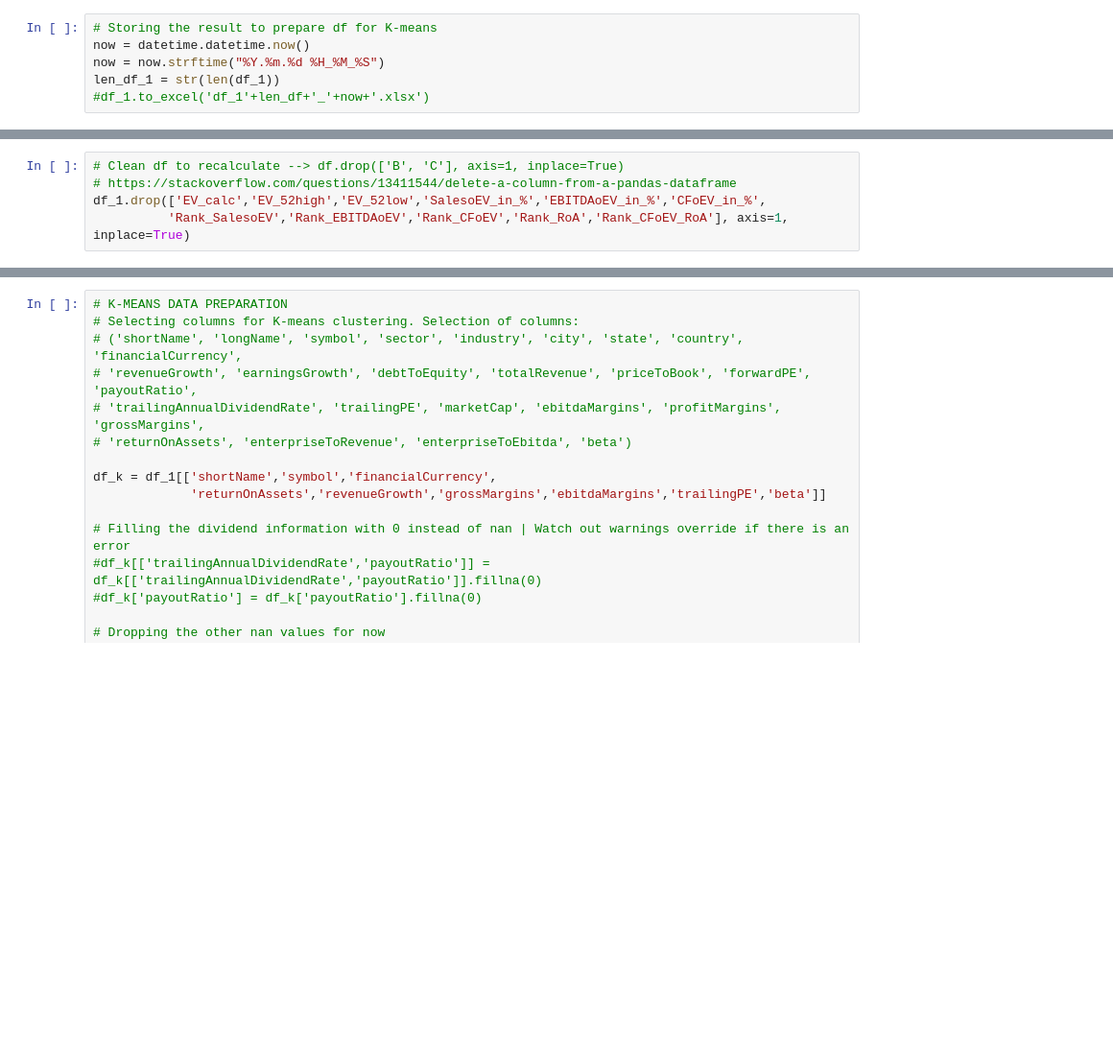
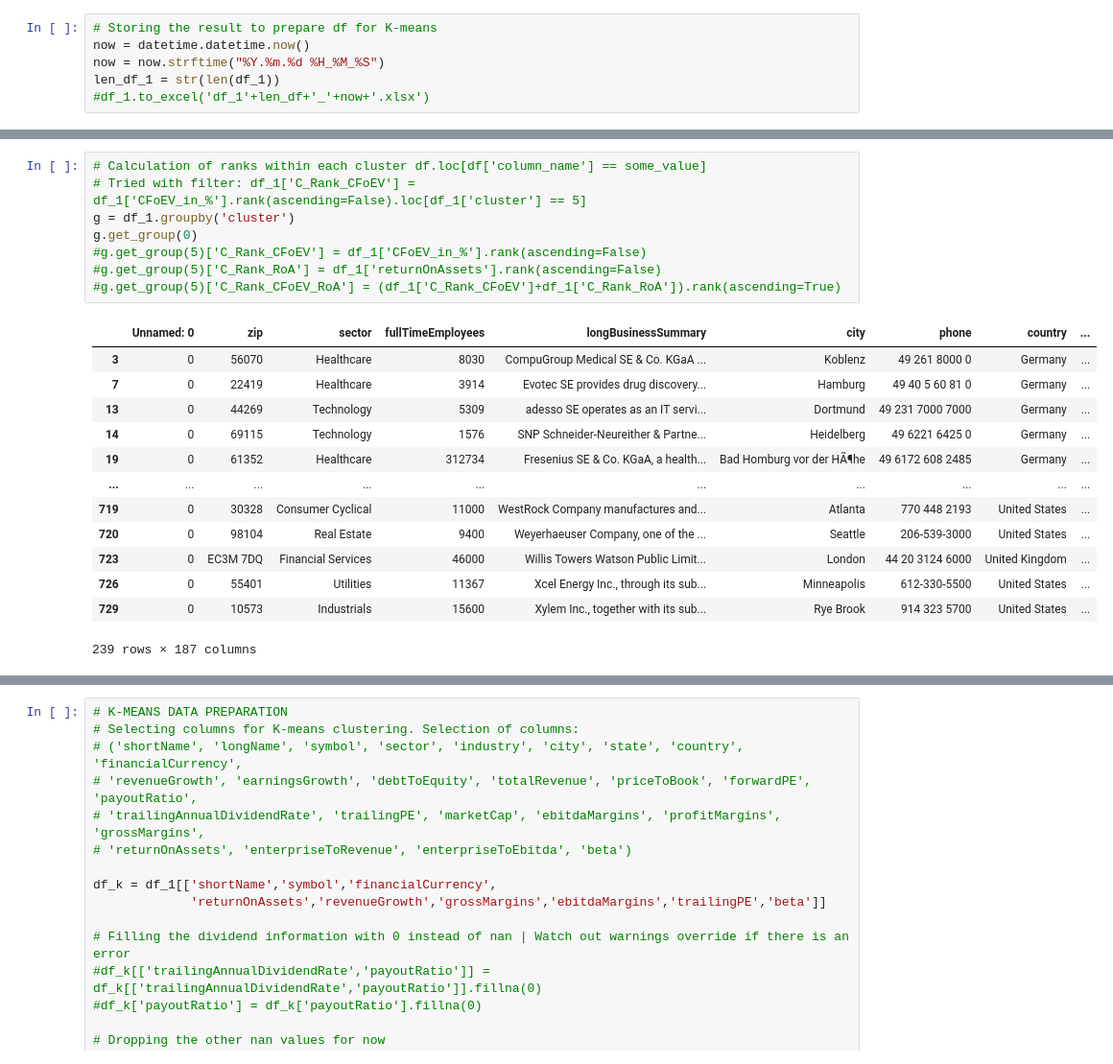
Before and after one commit to DarkSlideRider/IronHack_Final_Project, a Jupyter notebook: yfinance-Copy1.ipynb, the cells around one changed output, grey strips where cells are left out. Shown at 96% size. Cells and saved outputs as stored; diff of their text form; blank space fills up the shorter version.

```diff
--- a/yfinance-Copy1.ipynb
+++ b/yfinance-Copy1.ipynb
@@ -117,5 +80,0 @@ display(df_1[['shortName','symbol','financialCurrency','EV_calc','EV_52high','EV
-# %%
-# Clean df to recalculate --> df.drop(['B', 'C'], axis=1, inplace=True)
-# https://stackoverflow.com/questions/13411544/delete-a-column-from-a-pandas-dataframe
-df_1.drop(['EV_calc','EV_52high','EV_52low','SalesoEV_in_%','EBITDAoEV_in_%','CFoEV_in_%',
-          'Rank_SalesoEV','Rank_EBITDAoEV','Rank_CFoEV','Rank_RoA','Rank_CFoEV_RoA'], axis=1, inplace=True)
@@ -121,0 +101,22 @@ df_1.drop(['EV_calc','EV_52high','EV_52low','SalesoEV_in_%','EBITDAoEV_in_%','CF
+# %%
+# Calculation of ranks within each cluster df.loc[df['column_name'] == some_value]
+# Tried with filter: df_1['C_Rank_CFoEV'] = df_1['CFoEV_in_%'].rank(ascending=False).loc[df_1['cluster'] == 5]
+g = df_1.groupby('cluster')
+g.get_group(0)
+#g.get_group(5)['C_Rank_CFoEV'] = df_1['CFoEV_in_%'].rank(ascending=False)
+#g.get_group(5)['C_Rank_RoA'] = df_1['returnOnAssets'].rank(ascending=False)
+#g.get_group(5)['C_Rank_CFoEV_RoA'] = (df_1['C_Rank_CFoEV']+df_1['C_Rank_RoA']).rank(ascending=True)
+# %% [output]
+|  | Unnamed: 0 | zip | sector | fullTimeEmployees | longBusinessSummary | city | phone | country | ... |
+| 3 | 0 | 56070 | Healthcare | 8030 | CompuGroup Medical SE & Co. KGaA ... | Koblenz | 49 261 8000 0 | Germany | ... |
+| 7 | 0 | 22419 | Healthcare | 3914 | Evotec SE provides drug discovery... | Hamburg | 49 40 5 60 81 0 | Germany | ... |
+| 13 | 0 | 44269 | Technology | 5309 | adesso SE operates as an IT servi... | Dortmund | 49 231 7000 7000 | Germany | ... |
+| 14 | 0 | 69115 | Technology | 1576 | SNP Schneider-Neureither & Partne... | Heidelberg | 49 6221 6425 0 | Germany | ... |
+| 19 | 0 | 61352 | Healthcare | 312734 | Fresenius SE & Co. KGaA, a health... | Bad Homburg vor der HÃ¶he | 49 6172 608 2485 | Germany | ... |
+| ... | ... | ... | ... | ... | ... | ... | ... | ... | ... |
+| 719 | 0 | 30328 | Consumer Cyclical | 11000 | WestRock Company manufactures and... | Atlanta | 770 448 2193 | United States | ... |
+| 720 | 0 | 98104 | Real Estate | 9400 | Weyerhaeuser Company, one of the ... | Seattle | 206-539-3000 | United States | ... |
+| 723 | 0 | EC3M 7DQ | Financial Services | 46000 | Willis Towers Watson Public Limit... | London | 44 20 3124 6000 | United Kingdom | ... |
+| 726 | 0 | 55401 | Utilities | 11367 | Xcel Energy Inc., through its sub... | Minneapolis | 612-330-5500 | United States | ... |
+| 729 | 0 | 10573 | Industrials | 15600 | Xylem Inc., together with its sub... | Rye Brook | 914 323 5700 | United States | ... |
+239 rows × 187 columns
```
Also changed, not shown: parts of 23 cells of this notebook, 2 other files.
